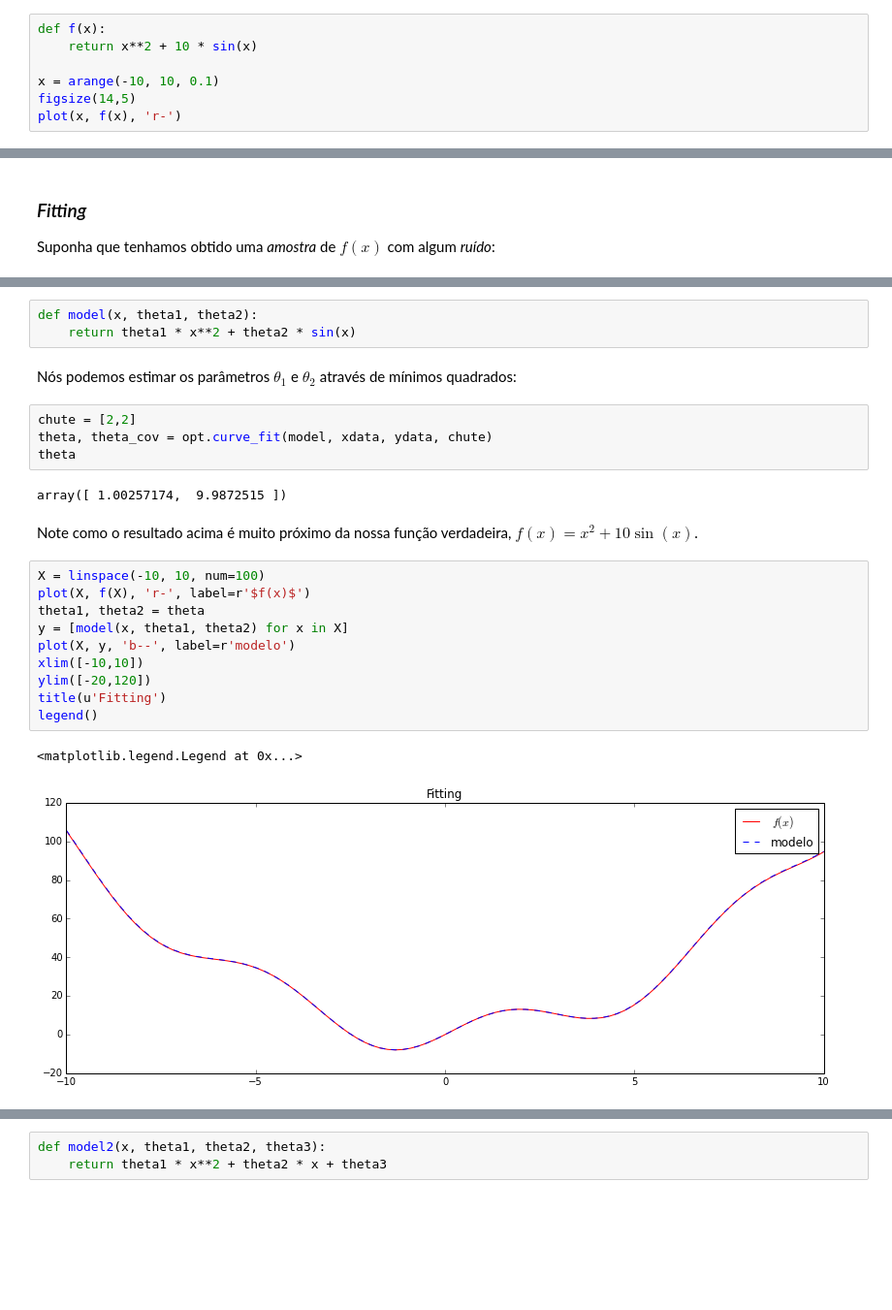
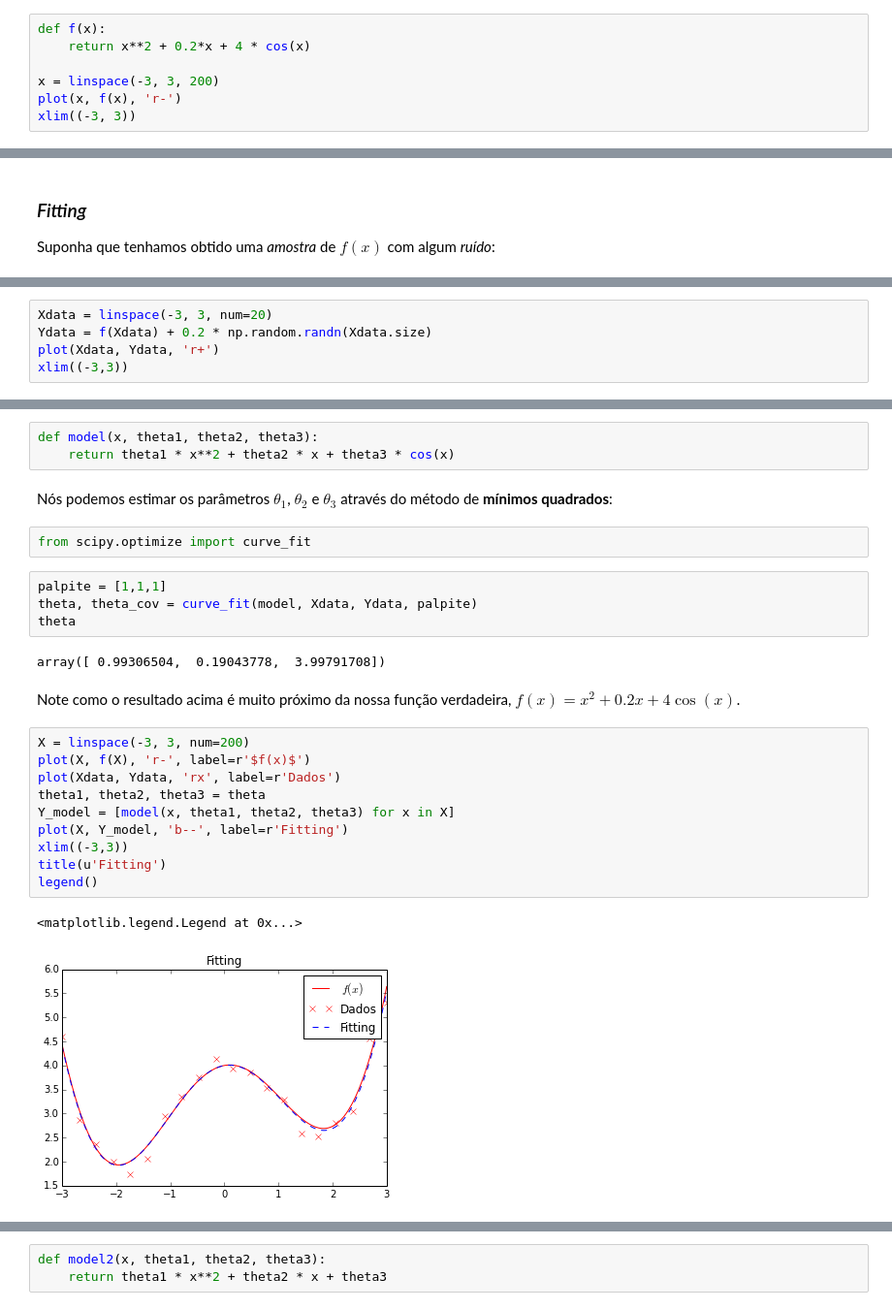
Before and after one commit to amandaortega/scipy-intro, a Jupyter notebook: 06._Scipy.ipynb, the cells around one changed output, grey strips where cells are left out. Shown at 97% size. Saved outputs shown, nothing was run; the diff lists cells and outputs as text; blank space fills up the shorter version.

```diff
--- a/06._Scipy.ipynb
+++ b/06._Scipy.ipynb
@@ -122,9 +125,9 @@ SVD pode ser utilizado para encontrar o vetor $\mathbf{x}$ que minimiza a norma
 Considere a seguinte função:
 # %%
 def f(x):
-    return x**2 + 10 * sin(x)
+    return x**2 + 0.2*x + 4 * cos(x)
 
-x = arange(-10, 10, 0.1)
-figsize(14,5)
+x = linspace(-3, 3, 200)
 plot(x, f(x), 'r-')
+xlim((-3, 3))
 # %% [output]
@@ -261,0 +220,5 @@ ylim([-20,120])
+# %%
+Xdata = linspace(-3, 3, num=20)
+Ydata = f(Xdata) + 0.2 * np.random.randn(Xdata.size)
+plot(Xdata, Ydata, 'r+')
+xlim((-3,3))
@@ -264,27 +230,29 @@ Suponha que nós tenhamos um bom **modelo paramétrico**, mas com os parâmetros
 # %%
-def model(x, theta1, theta2):
-    return theta1 * x**2 + theta2 * sin(x)
+def model(x, theta1, theta2, theta3):
+    return theta1 * x**2 + theta2 * x + theta3 * cos(x)
 # %% [markdown]
-Nós podemos estimar os parâmetros $\theta_1$ e $\theta_2$ através de mínimos quadrados:
+Nós podemos estimar os parâmetros $\theta_1$, $\theta_2$ e $\theta_3$ através do método de **mínimos quadrados**:
-# %%
-chute = [2,2]
-theta, theta_cov = opt.curve_fit(model, xdata, ydata, chute)
-theta
-# %% [output]
-array([ 1.00257174,  9.9872515 ])
+# %%
+from scipy.optimize import curve_fit
+# %%
+palpite = [1,1,1]
+theta, theta_cov = curve_fit(model, Xdata, Ydata, palpite)
+theta
+# %% [output]
+array([ 0.99306504,  0.19043778,  3.99791708])
 # %% [markdown]
-Note como o resultado acima é muito próximo da nossa função verdadeira, $f(x) = x^2 + 10 \sin(x)$.
+Note como o resultado acima é muito próximo da nossa função verdadeira, $f(x) = x^2 + 0.2 x + 4 \cos(x)$.
 # %%
-X = linspace(-10, 10, num=100)
+X = linspace(-3, 3, num=200)
 plot(X, f(X), 'r-', label=r'$f(x)$')
-theta1, theta2 = theta
-y = [model(x, theta1, theta2) for x in X]
-plot(X, y, 'b--', label=r'modelo')
-xlim([-10,10])
-ylim([-20,120])
+plot(Xdata, Ydata, 'rx', label=r'Dados')
+theta1, theta2, theta3 = theta
+Y_model = [model(x, theta1, theta2, theta3) for x in X]
+plot(X, Y_model, 'b--', label=r'Fitting')
+xlim((-3,3))
 title(u'Fitting')
 legend()
 # %% [output]
 <matplotlib.legend.Legend at 0x...>
-[figure, old version]
+[figure, new version]
 # %% [markdown]
```
Also changed, not shown: parts of 68 cells of this notebook, 2 other files.
